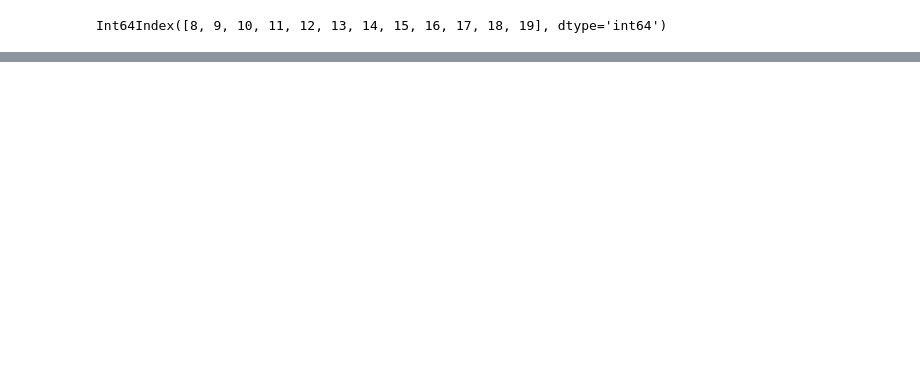
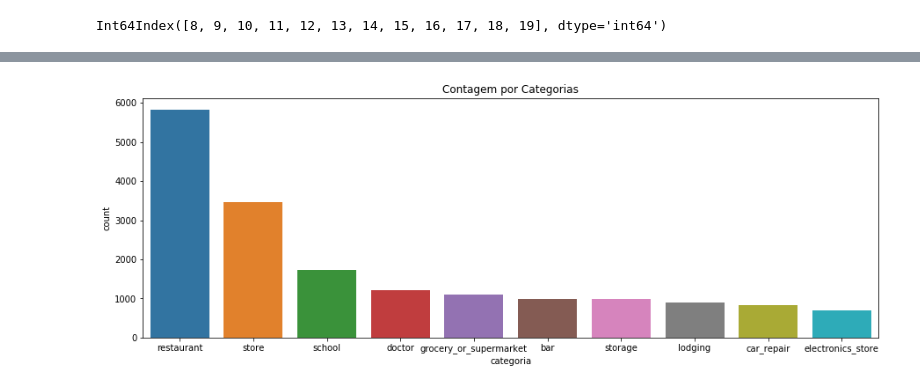
Before and after one commit to jvsn19/analise_varejo, a Jupyter notebook: Projeto.ipynb, the cells around one changed output, grey strips where cells are left out. Cells and saved outputs as stored; diff of their text form; code cells hidden in the pictures; blank space fills up the shorter version.

```diff
--- a/Projeto.ipynb
+++ b/Projeto.ipynb
@@ -171,0 +210,9 @@ pd.DataFrame(dataset.groupby(by=['day_of_week'])['hour'].value_counts()).loc['Su
+# %%
+plt.figure(figsize=(15,5))
+plt.title('Contagem por Categorias')
+sns.countplot(data=dataset,
+              x = 'categoria',
+              order=dataset['categoria'].value_counts()[:10].index)
+plt.show()
+# %% [output]
+[figure, added]
```
Also changed, not shown: parts of 15 cells of this notebook.
